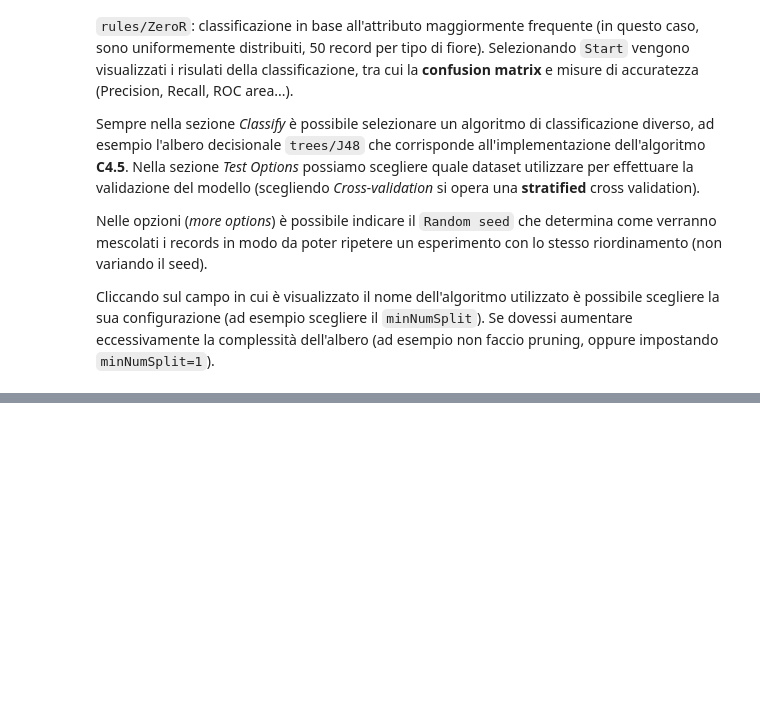
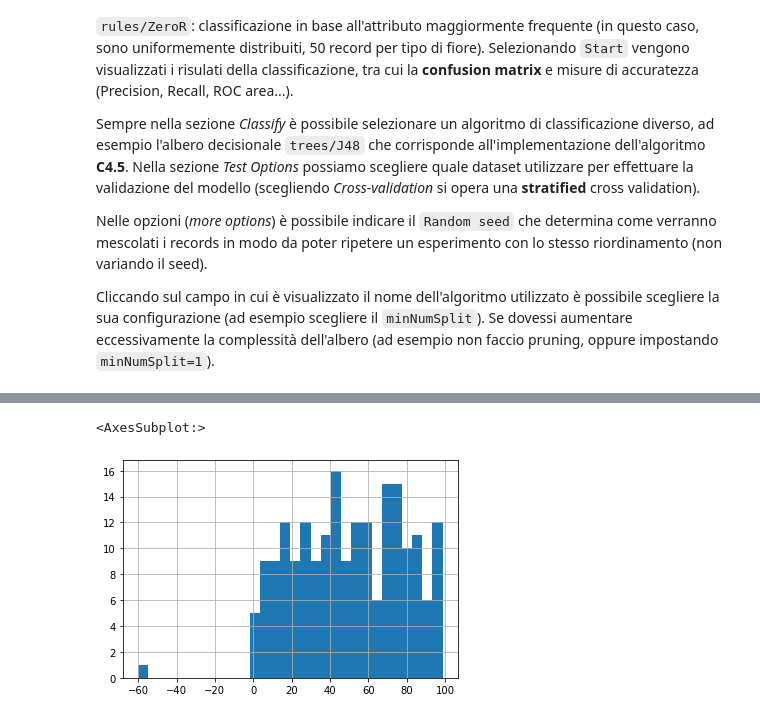
Before and after one commit to pietroventurini/machine-learning-notes, a Jupyter notebook: Laboratorio (ITA)/0326_Data_Analysis.ipynb, the cells around one changed output, grey strips where cells are left out. Drawn from its saved outputs; the diff is of its cells as text; code cells hidden in the pictures; blank space fills up the shorter version.

```diff
--- a/Laboratorio (ITA)/0326_Data_Analysis.ipynb
+++ b/Laboratorio (ITA)/0326_Data_Analysis.ipynb
@@ -213,0 +411,12 @@ Cliccando sul campo in cui è visualizzato il nome dell'algoritmo utilizzato è
+# %%
+# generate data within a range
+x = np.random.uniform(low=0, high=100, size=(200,))
+
+# add outlier
+x = np.append(x, -60)
+
+# plot histogram
+pd.Series(x).hist(bins=30)
+# %% [output]
+<AxesSubplot:>
+[figure, added]
```
Also changed, not shown: parts of 49 cells of this notebook.
